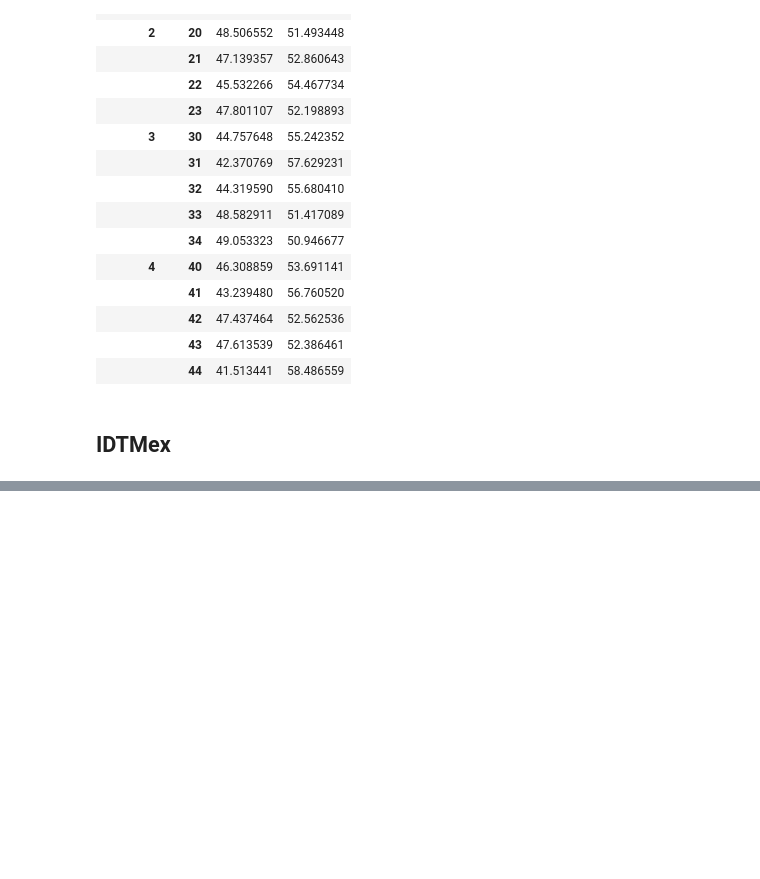
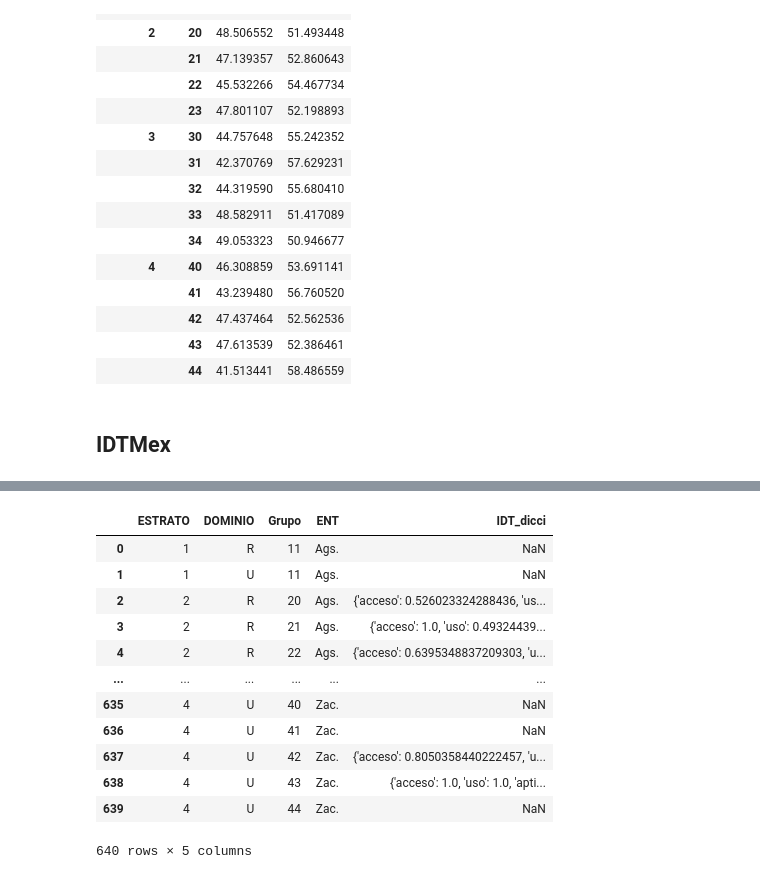
Before and after one commit to tipicanerd/DivisionDigitalMX, a Jupyter notebook: AnalisisGrupos.ipynb, the cells around one changed output, grey strips where cells are left out. Saved outputs shown, nothing was run; the diff lists cells and outputs as text; code cells hidden in the pictures; blank space fills up the shorter version.

```diff
--- a/AnalisisGrupos.ipynb
+++ b/AnalisisGrupos.ipynb
@@ -963,0 +929,17 @@ trabajo_sexo_grupo11_rel_sexo
+# %%
+IDTMex_dominio_grupos_edo_des_long = IDTMex_dominio_grupos_edo_des.reset_index().melt(id_vars=["ESTRATO","DOMINIO","Grupo"], value_vars=estados.ENT, var_name="ENT",value_name="IDT_dicci",)
+IDTMex_dominio_grupos_edo_des_long
+# %% [output]
+|  | ESTRATO | DOMINIO | Grupo | ENT | IDT_dicci |
+| 0 | 1 | R | 11 | Ags. | NaN |
+| 1 | 1 | U | 11 | Ags. | NaN |
+| 2 | 2 | R | 20 | Ags. | {'acceso': 0.526023324288436, 'us... |
+| 3 | 2 | R | 21 | Ags. | {'acceso': 1.0, 'uso': 0.49324439... |
+| 4 | 2 | R | 22 | Ags. | {'acceso': 0.6395348837209303, 'u... |
+| ... | ... | ... | ... | ... | ... |
+| 635 | 4 | U | 40 | Zac. | NaN |
+| 636 | 4 | U | 41 | Zac. | NaN |
+| 637 | 4 | U | 42 | Zac. | {'acceso': 0.8050358440222457, 'u... |
+| 638 | 4 | U | 43 | Zac. | {'acceso': 1.0, 'uso': 1.0, 'apti... |
+| 639 | 4 | U | 44 | Zac. | NaN |
+640 rows × 5 columns
```
Also changed, not shown: parts of 15 cells of this notebook, 33 other files.
